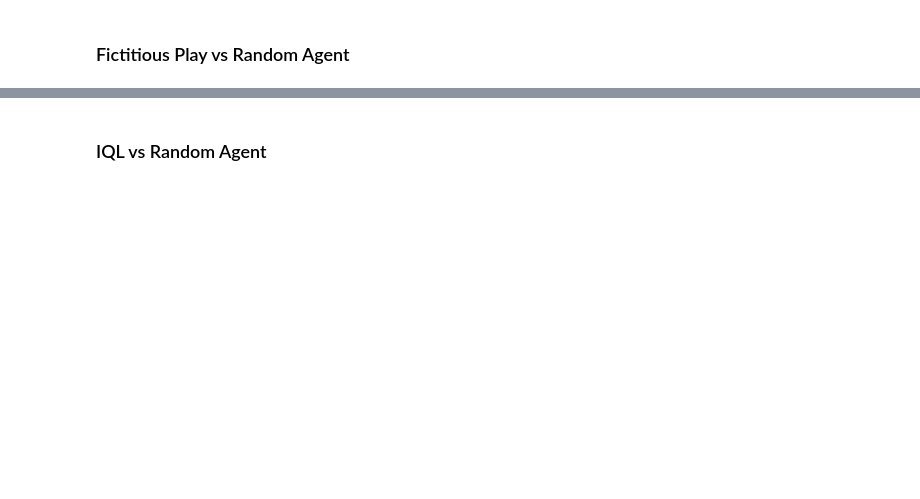
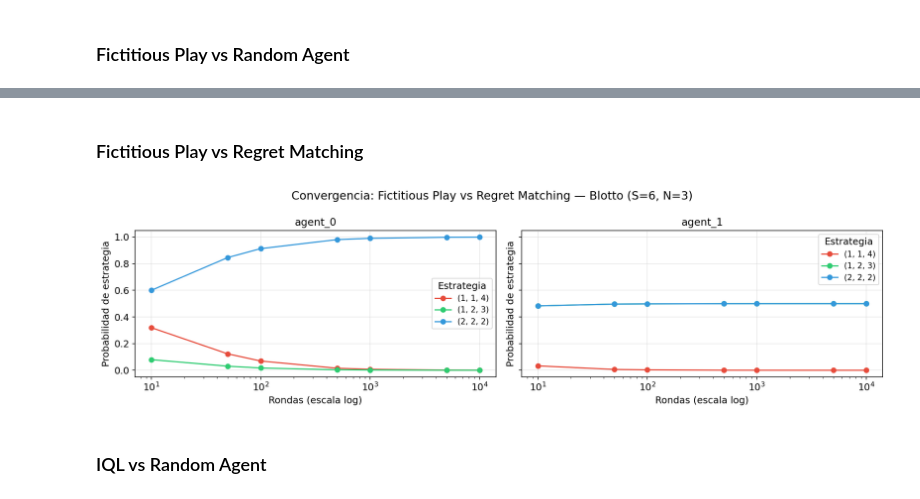
Before and after one commit to mmussio85/simultaneous-games, a Jupyter notebook: Blotto.ipynb, the cells around one changed output, grey strips where cells are left out. Saved outputs shown, nothing was run; the diff lists cells and outputs as text; code cells hidden in the pictures; blank space fills up the shorter version.

Commit message:
feat: MP y Blotto finales (#12)
* feat: MP y Blotto finales

* fix: Saqué dependencias que no se usaban

---------

Co-authored-by: Marcos Mussio <marcosmussio@192.168.1.12>

```diff
--- a/Blotto.ipynb
+++ b/Blotto.ipynb
@@ -309,3 +307,11 @@ plot_convergence(history, checkpoints, 'Convergencia: Fictitious Play vs Random
+# %% [markdown]
+### Fictitious Play vs Regret Matching
+# %%
+agents = {'agent_0': FictitiousPlay(game=g, agent='agent_0'), 'agent_1': RegretMatching(game=g, agent='agent_1')}
+history = track_convergence(g, agents, checkpoints)
+plot_convergence(history, checkpoints, 'Convergencia: Fictitious Play vs Regret Matching — Blotto (S=6, N=3)', g)
+# %% [output]
+[figure, added]
 # %% [markdown]
 ### IQL vs Random Agent
 # %%
```
Also changed, not shown: parts of 35 cells of this notebook, 1 other file.
